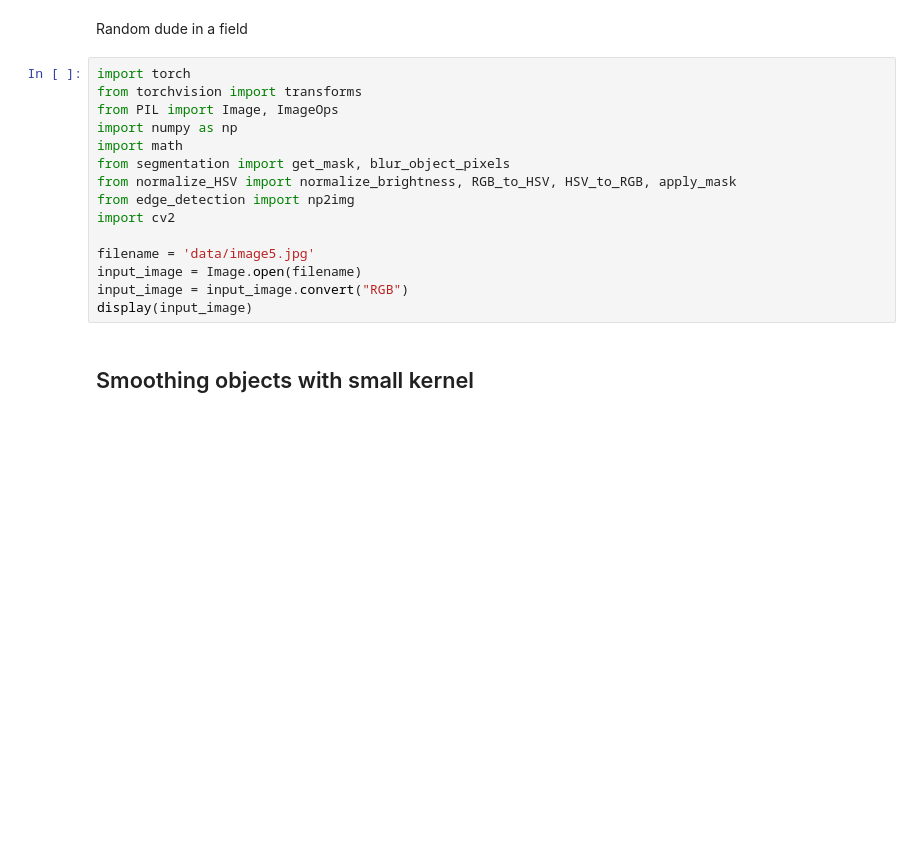
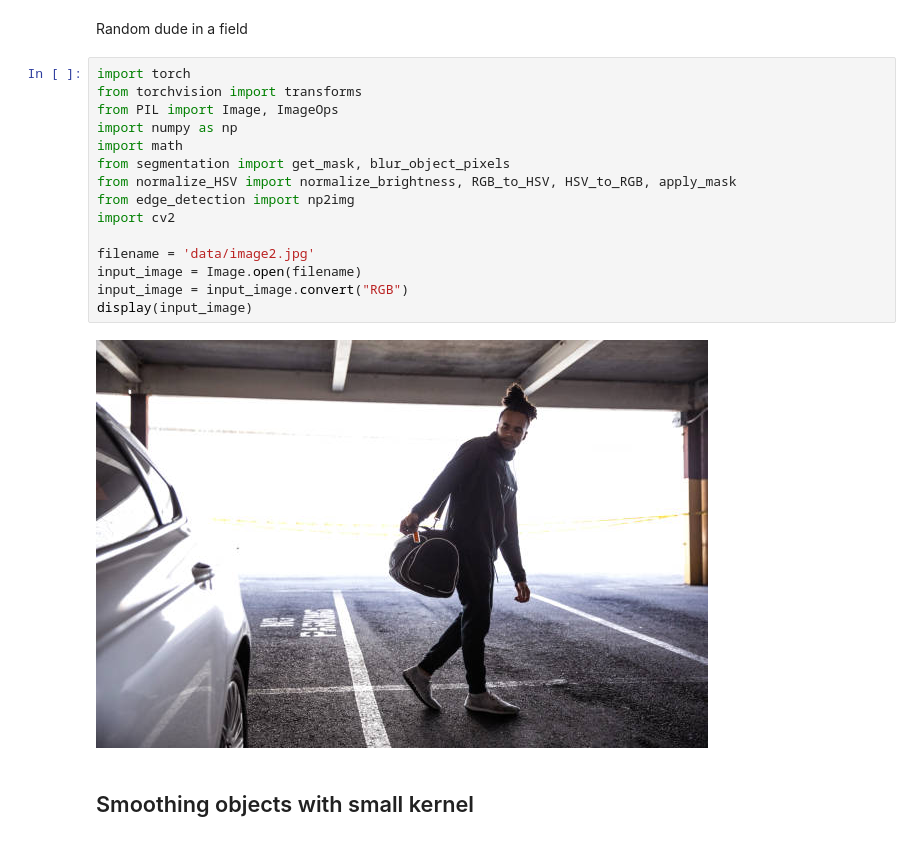
Before and after one commit to Nidaige/ikt452-Computer_Vision, a Jupyter notebook: Project/Project.ipynb, the cells around one changed output. Drawn from its saved outputs; the diff is of its cells as text; blank space fills up the shorter version.

```diff
--- a/Project/Project.ipynb
+++ b/Project/Project.ipynb
@@ -16,18 +16,20 @@ Random dude in a field
 # %%
 import torch
 from torchvision import transforms
 from PIL import Image, ImageOps
 import numpy as np
 import math
 from segmentation import get_mask, blur_object_pixels
 from normalize_HSV import normalize_brightness, RGB_to_HSV, HSV_to_RGB, apply_mask
 from edge_detection import np2img
 import cv2
 
-filename = 'data/image5.jpg'
+filename = 'data/image2.jpg'
 input_image = Image.open(filename)
 input_image = input_image.convert("RGB")
 display(input_image)
+# %% [output]
+[figure, added]
 # %% [markdown]
 ## Smoothing objects with small kernel
 # %% [markdown]
```
Also changed, not shown: parts of 4 cells of this notebook.
